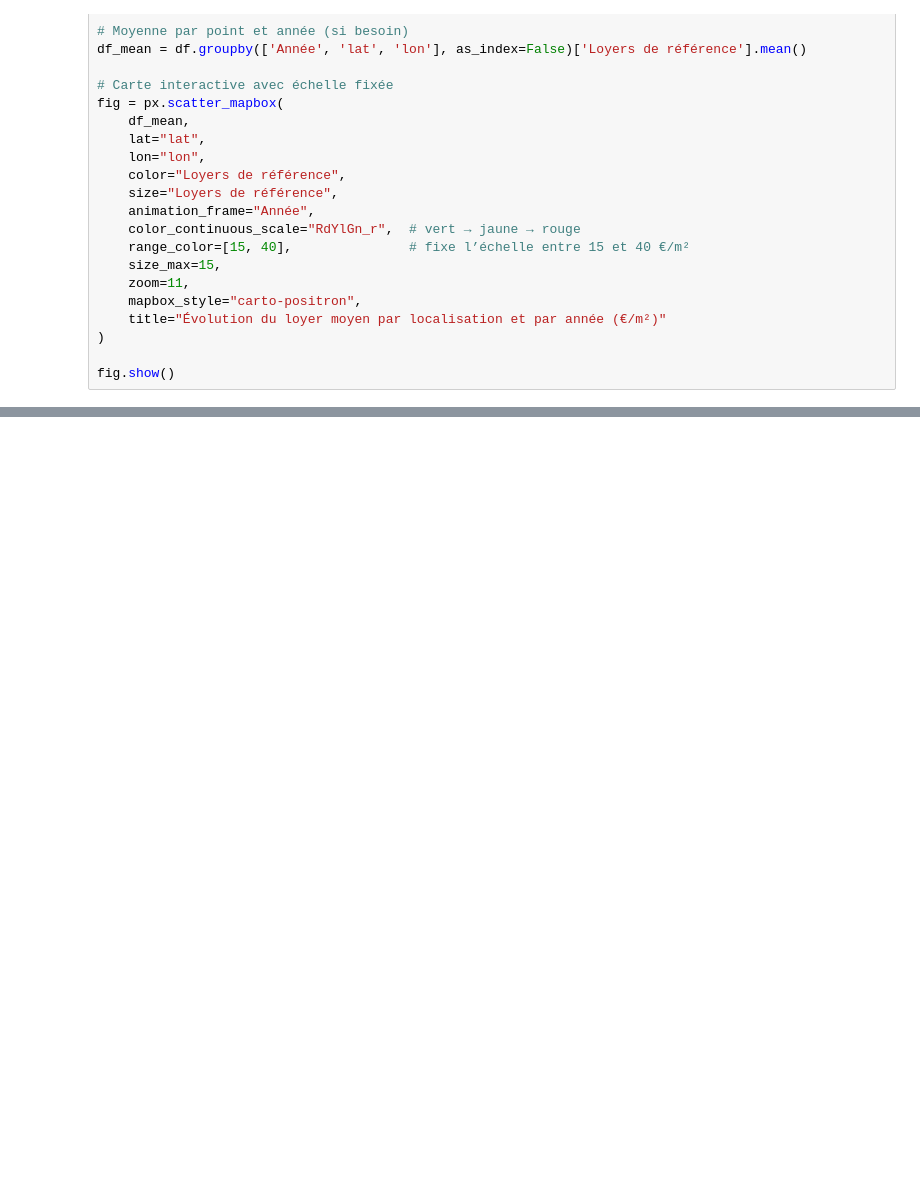
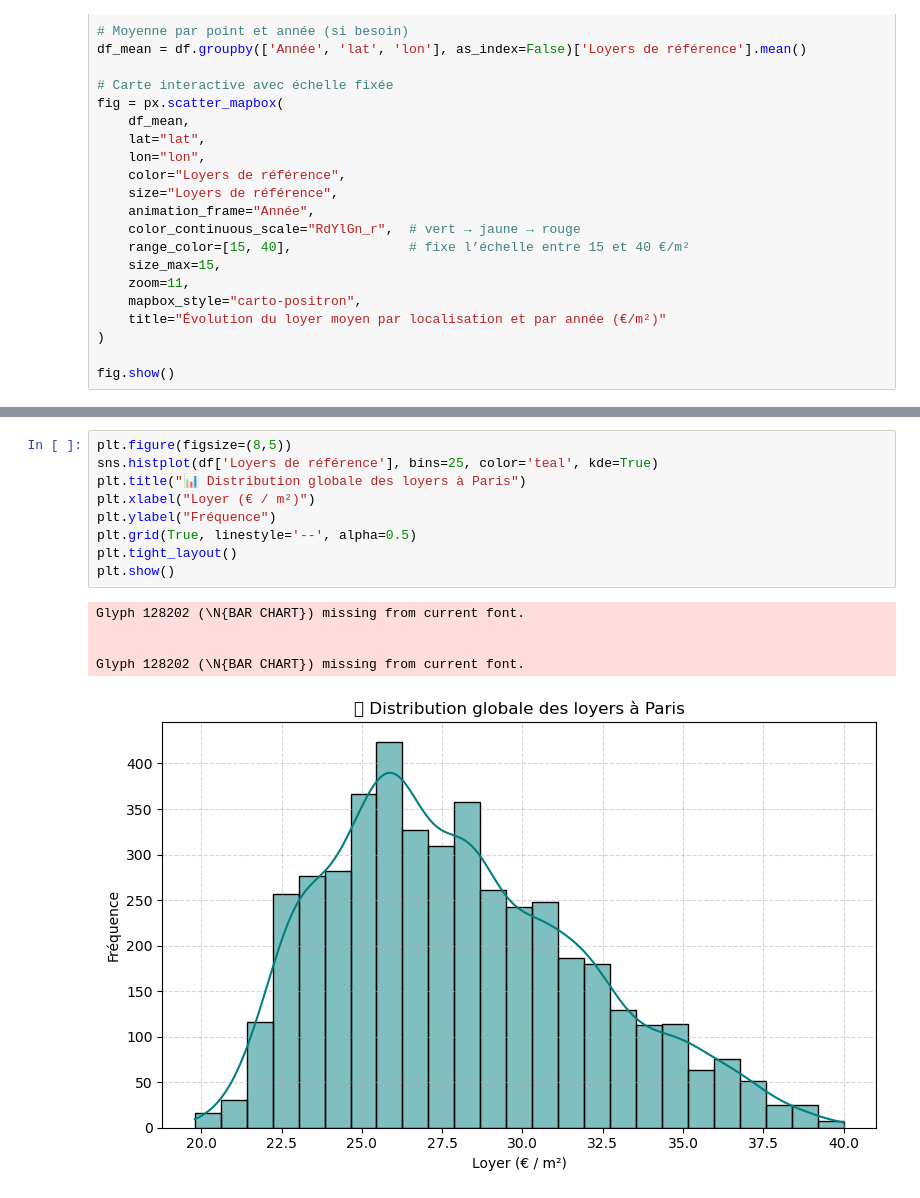
Before and after one commit to BaptVic78/AnalyseDonneesFoncieres, a Jupyter notebook: 02_loyer.ipynb, the cells around one changed output, grey strips where cells are left out. Drawn from its saved outputs; the diff is of its cells as text; blank space fills up the shorter version.

```diff
--- a/02_loyer.ipynb
+++ b/02_loyer.ipynb
@@ -37,0 +286,15 @@ fig.show()
+# %%
+plt.figure(figsize=(8,5))
+sns.histplot(df['Loyers de référence'], bins=25, color='teal', kde=True)
+plt.title("📊 Distribution globale des loyers à Paris")
+plt.xlabel("Loyer (€ / m²)")
+plt.ylabel("Fréquence")
+plt.grid(True, linestyle='--', alpha=0.5)
+plt.tight_layout()
+plt.show()
+# %% [output]
+Glyph 128202 (\N{BAR CHART}) missing from current font.
+
+
+Glyph 128202 (\N{BAR CHART}) missing from current font.
+[figure, added]
```
Also changed, not shown: parts of 11 cells of this notebook.
